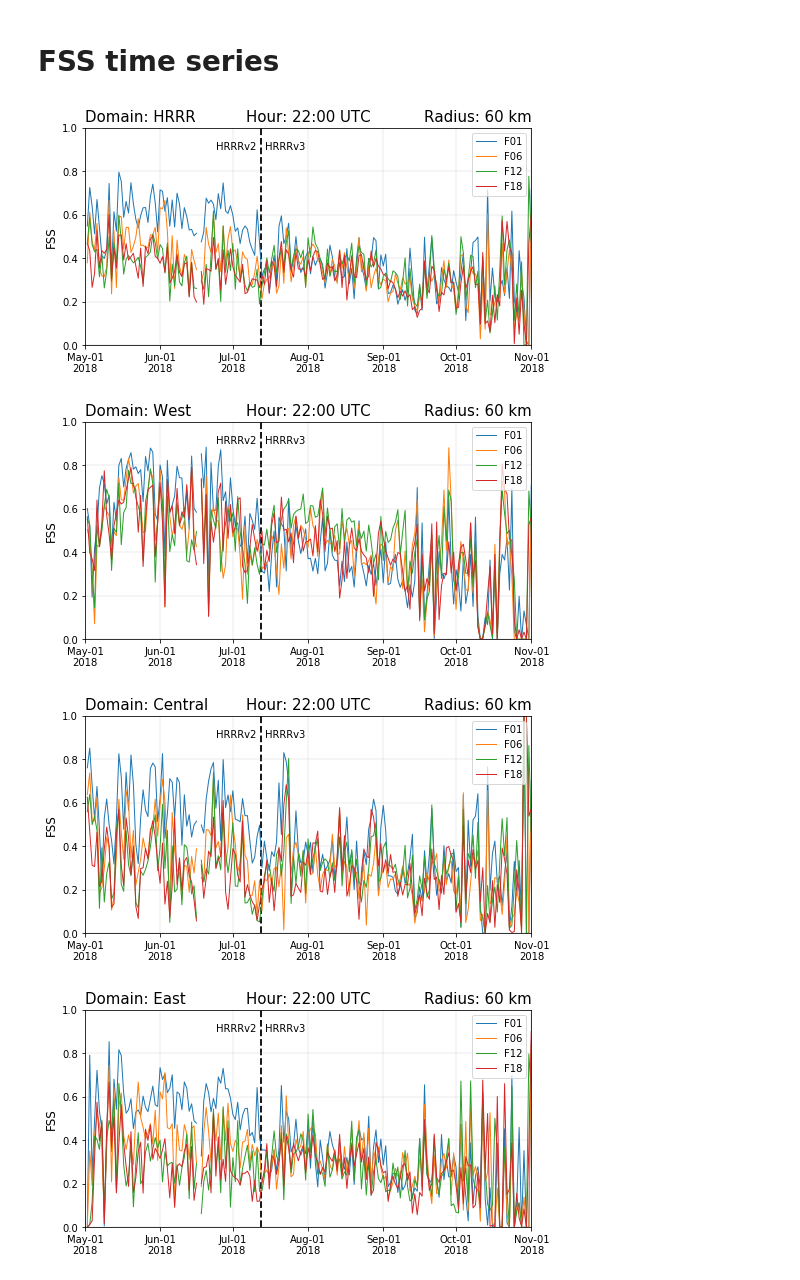
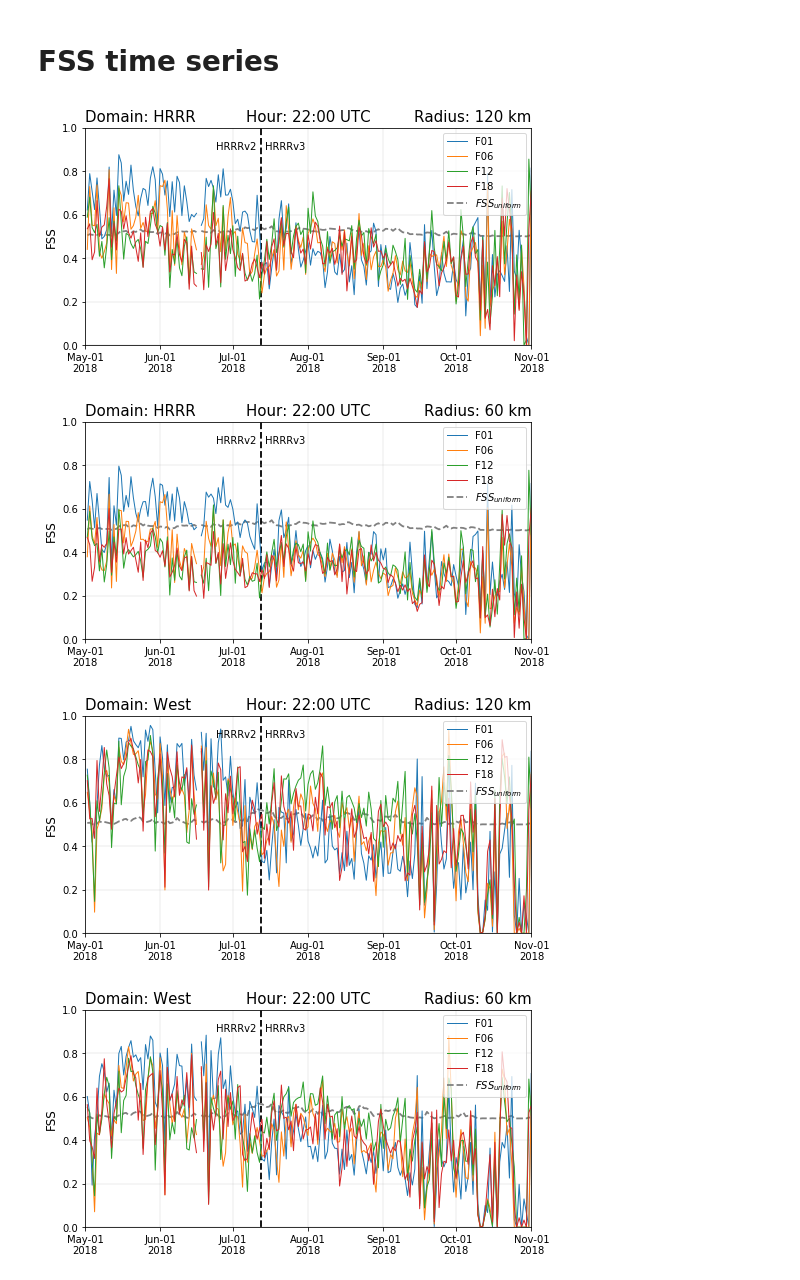
Before and after one commit to blaylockbk/pyBKB_v3, a Jupyter notebook: BB_HRRR/GLM_and_HRRR/explore_violin_table.ipynb, the cells around one changed output. Cells and saved outputs as stored; diff of their text form; code cells hidden in the pictures.

```diff
--- a/BB_HRRR/GLM_and_HRRR/explore_violin_table.ipynb
+++ b/BB_HRRR/GLM_and_HRRR/explore_violin_table.ipynb
@@ -404,17 +387,22 @@ NameError: name 'radii' is not defined
 # %% [markdown]
 # FSS time series
 # %%
-def plot_FSS_ts(DOMAIN, HOUR, radius, MONTHS=range(5,11)):
+def plot_FSS_ts(DOMAIN, HOUR, radius, MONTHS=range(5,11), save=True):
     """
     Inputs:
         DOMAIN - 'HRRR', 'West', 'Central', 'East', 'Utah', 'Colorado', 'Florida', 'Texas'
         HOUR   - number: between 0 and 23
         radius - number: 5, 10, 20, or 40
     """
-    FSS_all = data_dict_FSS = get_FSS_by_hour(HOUR, MONTHS=MONTHS, radius=radius)
-
+    FSS_all = get_FSS_by_hour(HOUR, MONTHS=MONTHS, radius=radius)
+    Table_all = get_contingency_table_by_hour(HOUR, MONTHS=MONTHS)
+    #
     DATES_ts = []
     FSS_ts = {}
+    A_ts = {}
+    B_ts = {}
+    C_ts = {}
+    D_ts = {}
     for M in MONTHS:
         D = FSS_all[DOMAIN][M]['DATE']
         for d in D:
@@ -422,15 +410,28 @@ def plot_FSS_ts(DOMAIN, HOUR, radius, MONTHS=range(5,11)):
         for i in range(1,19):
             if M == MONTHS[0]:
                 FSS_ts['F%02d' % i] = FSS_all[DOMAIN][M]['F%02d_FSS' % i]
+                A_ts['F%02d' % i] = Table_all[DOMAIN][M]['F%02d_A' % i]
+                B_ts['F%02d' % i] = Table_all[DOMAIN][M]['F%02d_B' % i]
+                C_ts['F%02d' % i] = Table_all[DOMAIN][M]['F%02d_C' % i]
+                D_ts['F%02d' % i] = Table_all[DOMAIN][M]['F%02d_D' % i]
             else:
                 FSS_ts['F%02d' % i] = np.append(FSS_ts['F%02d' % i], FSS_all[DOMAIN][M]['F%02d_FSS' % i])
-
+                A_ts['F%02d' % i] = np.append(A_ts['F%02d' % i], Table_all[DOMAIN][M]['F%02d_A' % i])
+                B_ts['F%02d' % i] = np.append(B_ts['F%02d' % i], Table_all[DOMAIN][M]['F%02d_B' % i])
+                C_ts['F%02d' % i] = np.append(C_ts['F%02d' % i], Table_all[DOMAIN][M]['F%02d_C' % i])
+                D_ts['F%02d' % i] = np.append(D_ts['F%02d' % i], Table_all[DOMAIN][M]['F%02d_D' % i])
+    #
+    baseRate = base_rate(A_ts['F01'], B_ts['F01'], C_ts['F01'], D_ts['F01']) #Base rate is same for all FXX
+    FSS_uniform = 0.5 + baseRate/2
+    #
     plt.figure(figsize=[8, 4])
-
+    #
     #for f in range(1,19):
     for f in [1, 6, 12, 18]:
         plt.plot(DATES_ts, FSS_ts['F%02d' % f], label='F%02d' % f, linewidth=1)
-
+    #
+    plt.plot(DATES_ts, FSS_uniform, linestyle='--', color='grey', label='$FSS_{uniform}$', zorder=0)
+    #
     plt.title('Domain: %s'% DOMAIN, loc='left')
     plt.title('Hour: %s:00 UTC' % HOUR)
     radius_km = radius*3
@@ -440,22 +441,24 @@ def plot_FSS_ts(DOMAIN, HOUR, radius, MONTHS=range(5,11)):
     plt.xlim([datetime(DATES_ts[0].year, DATES_ts[0].month, DATES_ts[0].day), datetime(DATES_ts[-1].year, DATES_ts[-1].month, DATES_ts[-1].day)+timedelta(days=1)])
     plt.legend(loc=1)
     plt.grid()
-
+    #
     plt.axvline(datetime(2018, 7, 12, 12), linestyle='--', color='k', zorder=0)
     plt.text(datetime(2018, 6, 24, 0), .9, 'HRRRv2')
     plt.text(datetime(2018, 7, 14, 6), .9, 'HRRRv3')
-
+    #
     formatter = DateFormatter('%b-%d\n%Y')
     plt.gcf().axes[0].xaxis.set_major_formatter(formatter)
     plt.gcf().axes[0].xaxis.set_major_locator(mdates.DayLocator([1]))
-
-    plt.savefig('/uufs/chpc.utah.edu/common/home/u0553130/public_html/PhD/GLM_and_HRRR/FSS_timeseries/timeseries_%s_h%s_r%skm' % (DOMAIN, HOUR, radius_km))
+    #
+    if save:
+        plt.savefig('/uufs/chpc.utah.edu/common/home/u0553130/public_html/PhD/GLM_and_HRRR/FSS_timeseries/timeseries_%s_h%s_r%skm' % (DOMAIN, HOUR, radius_km))
 # %%
 for DOM in ['HRRR', 'West', 'Central','East']:
-
-    plot_FSS_ts(DOM, 22, 20)
+#for DOM in ['HRRR']:
+    plot_FSS_ts(DOM, HOUR=22, radius=40, MONTHS=range(5,11), save=True)
+    plot_FSS_ts(DOM, HOUR=22, radius=20, MONTHS=range(5,11), save=True)
 # %% [output]
-[figure, old version]
+[figure, new version]
-[figure, old version]
+[figure, new version]
-[figure, old version]
+[figure, new version]
-[figure, old version]
+[figure, new version]
```
Also changed, not shown: parts of 3 cells of this notebook, 3 other files.
